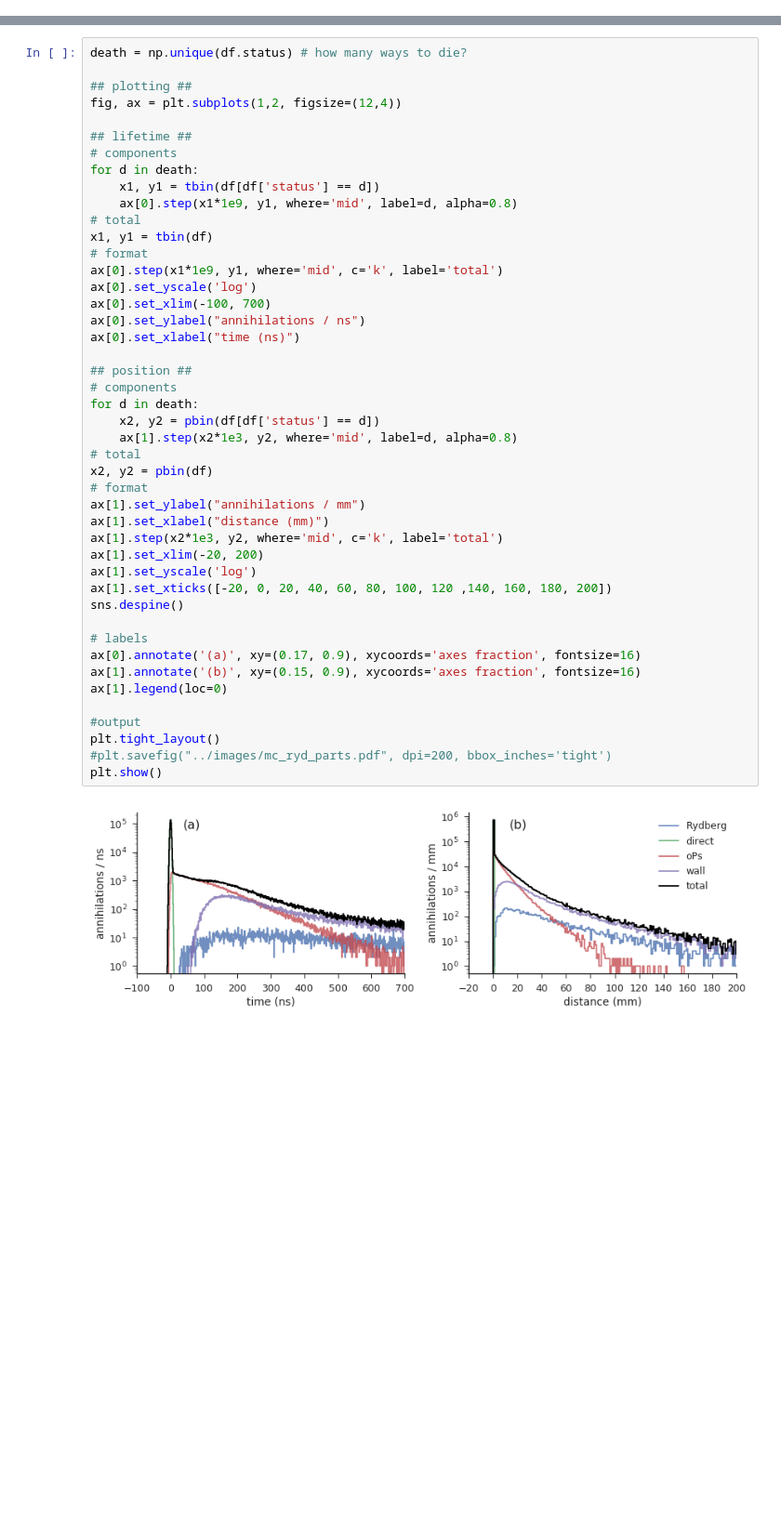
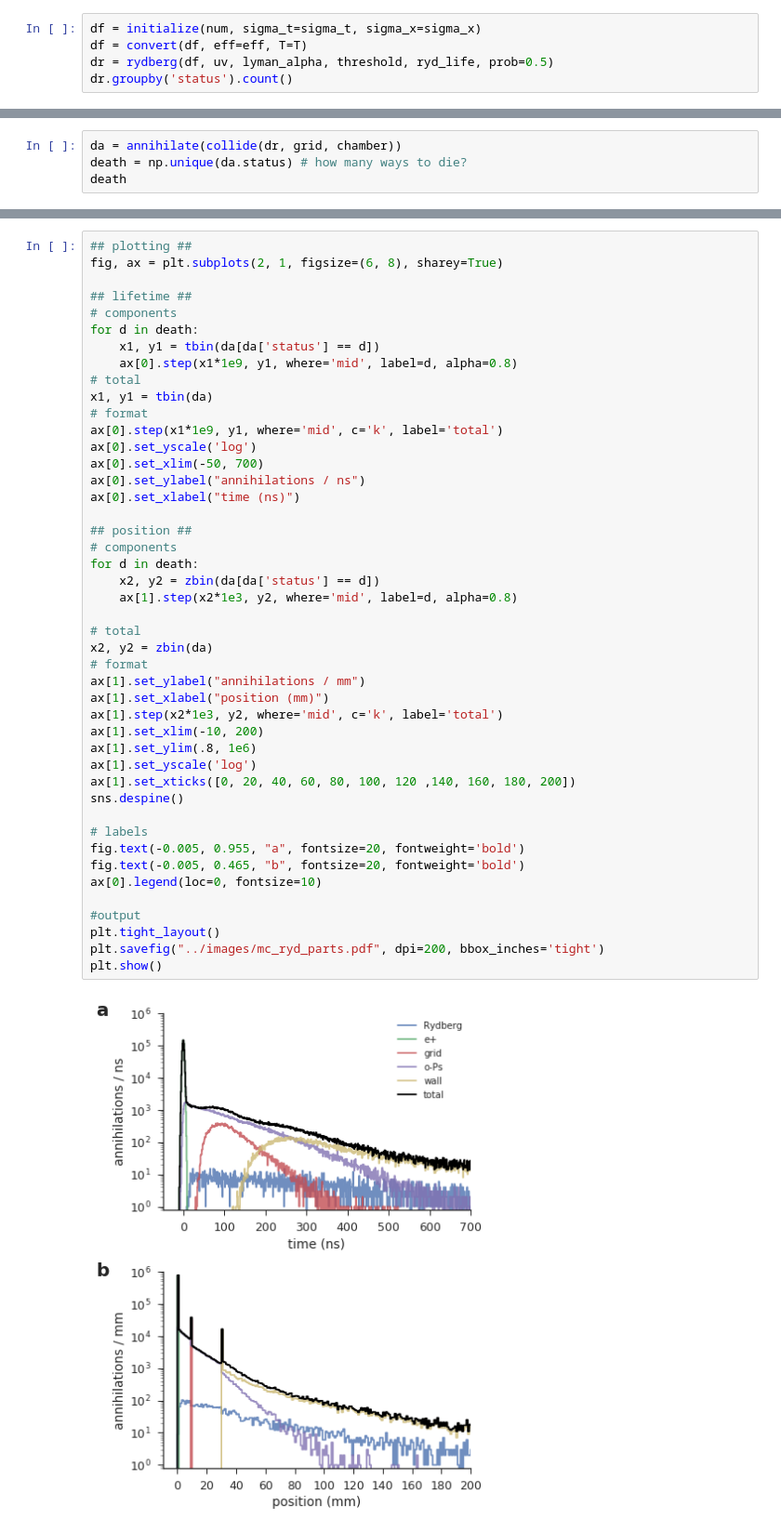
Before and after one commit to Ayato-Yamazaki/PositroniumSpectroscopy, a Jupyter notebook: notebooks/Rydberg.ipynb, the cells around one changed output, grey strips where cells are left out. Shown at 93% size. Saved outputs shown, nothing was run; the diff lists cells and outputs as text; blank space fills up the shorter version.

```diff
--- a/notebooks/Rydberg.ipynb
+++ b/notebooks/Rydberg.ipynb
@@ -42,0 +37,5 @@ plt.show()
+# %%
+df = initialize(num, sigma_t=sigma_t, sigma_x=sigma_x)
+df = convert(df, eff=eff, T=T)
+dr = rydberg(df, uv, lyman_alpha, threshold, ryd_life, prob=0.5)
+dr.groupby('status').count()
@@ -42,0 +52,4 @@ plt.show()
+# %%
+da = annihilate(collide(dr, grid, chamber))
+death = np.unique(da.status) # how many ways to die?
+death
@@ -43,47 +58,47 @@ plt.show()
 # %%
-death = np.unique(df.status) # how many ways to die?
-
 ## plotting ##
-fig, ax = plt.subplots(1,2, figsize=(12,4))
+fig, ax = plt.subplots(2, 1, figsize=(6, 8), sharey=True)
 
 ## lifetime ##
 # components
 for d in death:
-    x1, y1 = tbin(df[df['status'] == d])
+    x1, y1 = tbin(da[da['status'] == d])
     ax[0].step(x1*1e9, y1, where='mid', label=d, alpha=0.8)
 # total
-x1, y1 = tbin(df)
+x1, y1 = tbin(da)
 # format
 ax[0].step(x1*1e9, y1, where='mid', c='k', label='total')
 ax[0].set_yscale('log')
-ax[0].set_xlim(-100, 700)
+ax[0].set_xlim(-50, 700)
 ax[0].set_ylabel("annihilations / ns")
 ax[0].set_xlabel("time (ns)")
 
 ## position ##
 # components
 for d in death:
-    x2, y2 = pbin(df[df['status'] == d])
+    x2, y2 = zbin(da[da['status'] == d])
     ax[1].step(x2*1e3, y2, where='mid', label=d, alpha=0.8)
+
 # total
-x2, y2 = pbin(df)
+x2, y2 = zbin(da)
 # format
 ax[1].set_ylabel("annihilations / mm")
-ax[1].set_xlabel("distance (mm)")
+ax[1].set_xlabel("position (mm)")
 ax[1].step(x2*1e3, y2, where='mid', c='k', label='total')
-ax[1].set_xlim(-20, 200)
+ax[1].set_xlim(-10, 200)
+ax[1].set_ylim(.8, 1e6)
 ax[1].set_yscale('log')
-ax[1].set_xticks([-20, 0, 20, 40, 60, 80, 100, 120 ,140, 160, 180, 200])
+ax[1].set_xticks([0, 20, 40, 60, 80, 100, 120 ,140, 160, 180, 200])
 sns.despine()
 
 # labels
-ax[0].annotate('(a)', xy=(0.17, 0.9), xycoords='axes fraction', fontsize=16)
-ax[1].annotate('(b)', xy=(0.15, 0.9), xycoords='axes fraction', fontsize=16)
-ax[1].legend(loc=0)
+fig.text(-0.005, 0.955, "a", fontsize=20, fontweight='bold')
+fig.text(-0.005, 0.465, "b", fontsize=20, fontweight='bold')
+ax[0].legend(loc=0, fontsize=10)
 
 #output
 plt.tight_layout()
-#plt.savefig("../images/mc_ryd_parts.pdf", dpi=200, bbox_inches='tight')
+plt.savefig("../images/mc_ryd_parts.pdf", dpi=200, bbox_inches='tight')
 plt.show()
 # %% [output]
-[figure, old version]
+[figure, new version]
```
Also changed, not shown: parts of 17 cells of this notebook, 32 other files.
